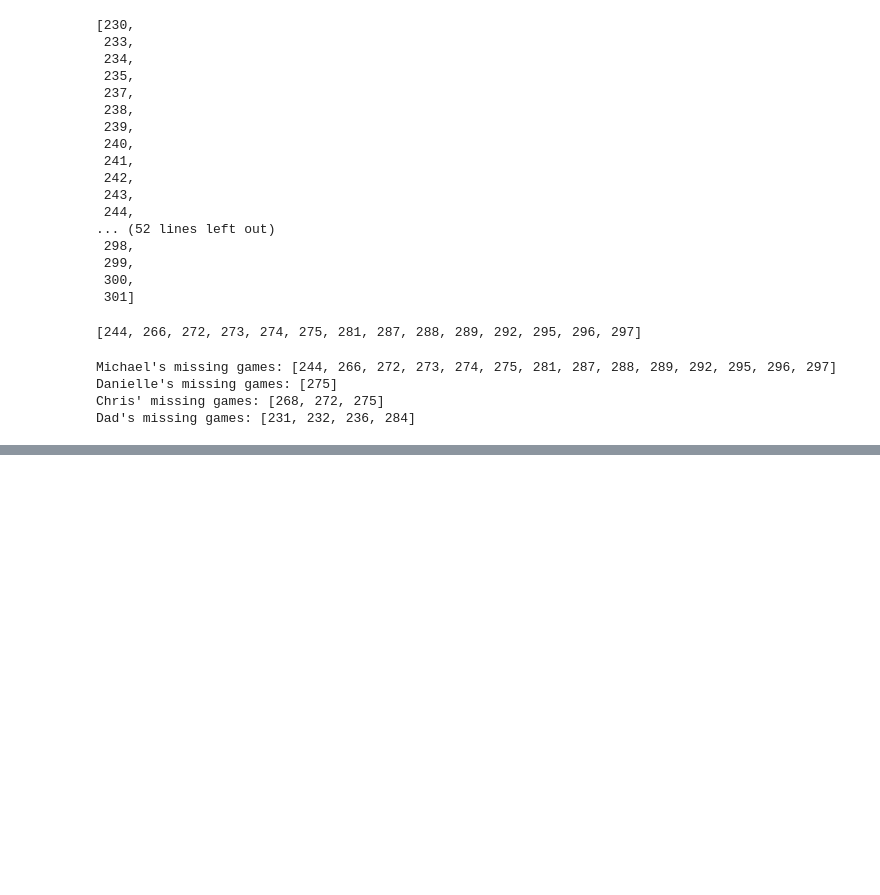
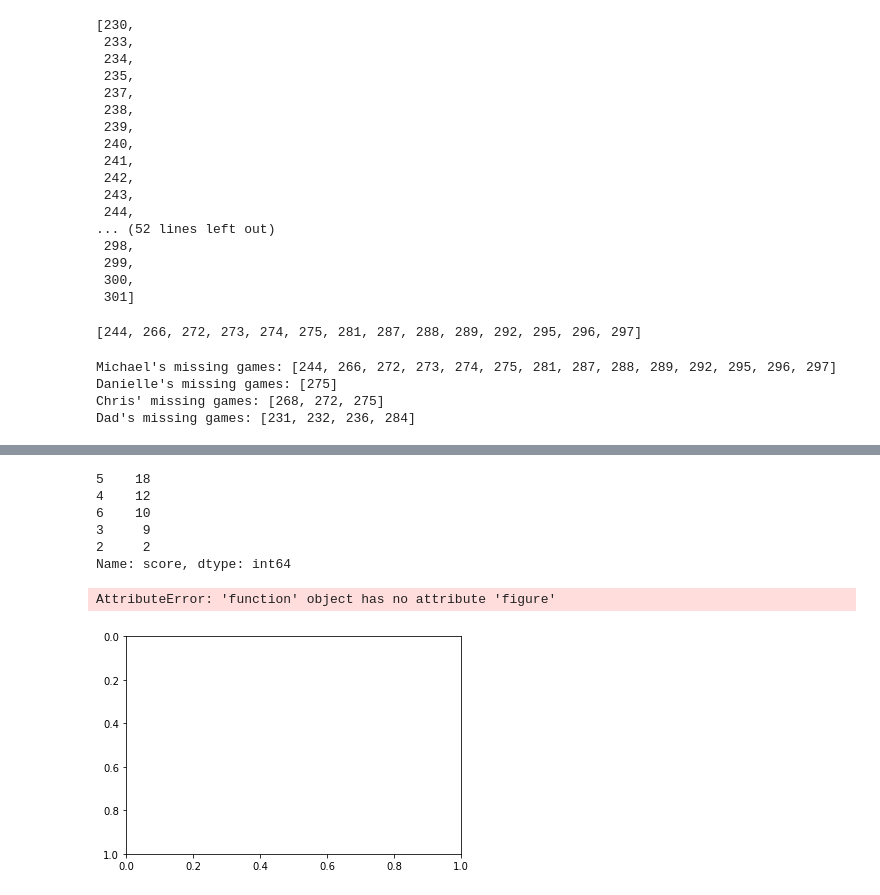
Before and after one commit to MichaelHarnett/WORDLEscoreboard, a Jupyter notebook: Untitled2.ipynb, the cells around one changed output, grey strips where cells are left out. Cells and saved outputs as stored; diff of their text form; code cells hidden in the pictures; blank space fills up the shorter version.

```diff
--- a/Untitled2.ipynb
+++ b/Untitled2.ipynb
@@ -115,0 +167,9 @@ Dad's missing games: [231, 232, 236, 284]
+# %%
+michaelwindf.score.value_counts()
+# %% [output]
+5    18
+4    12
+6    10
+3     9
+2     2
+Name: score, dtype: int64
@@ -115,0 +236,8 @@ Dad's missing games: [231, 232, 236, 284]
+# %%
+michael_guesschart = plt.gca()
+michael_guesschart.invert_yaxis()
+
+michael_guesschart.barh.figure
+# %% [output]
+AttributeError: 'function' object has no attribute 'figure'
+[figure, added]
```
Also changed, not shown: parts of 12 cells of this notebook, 1 other file.
